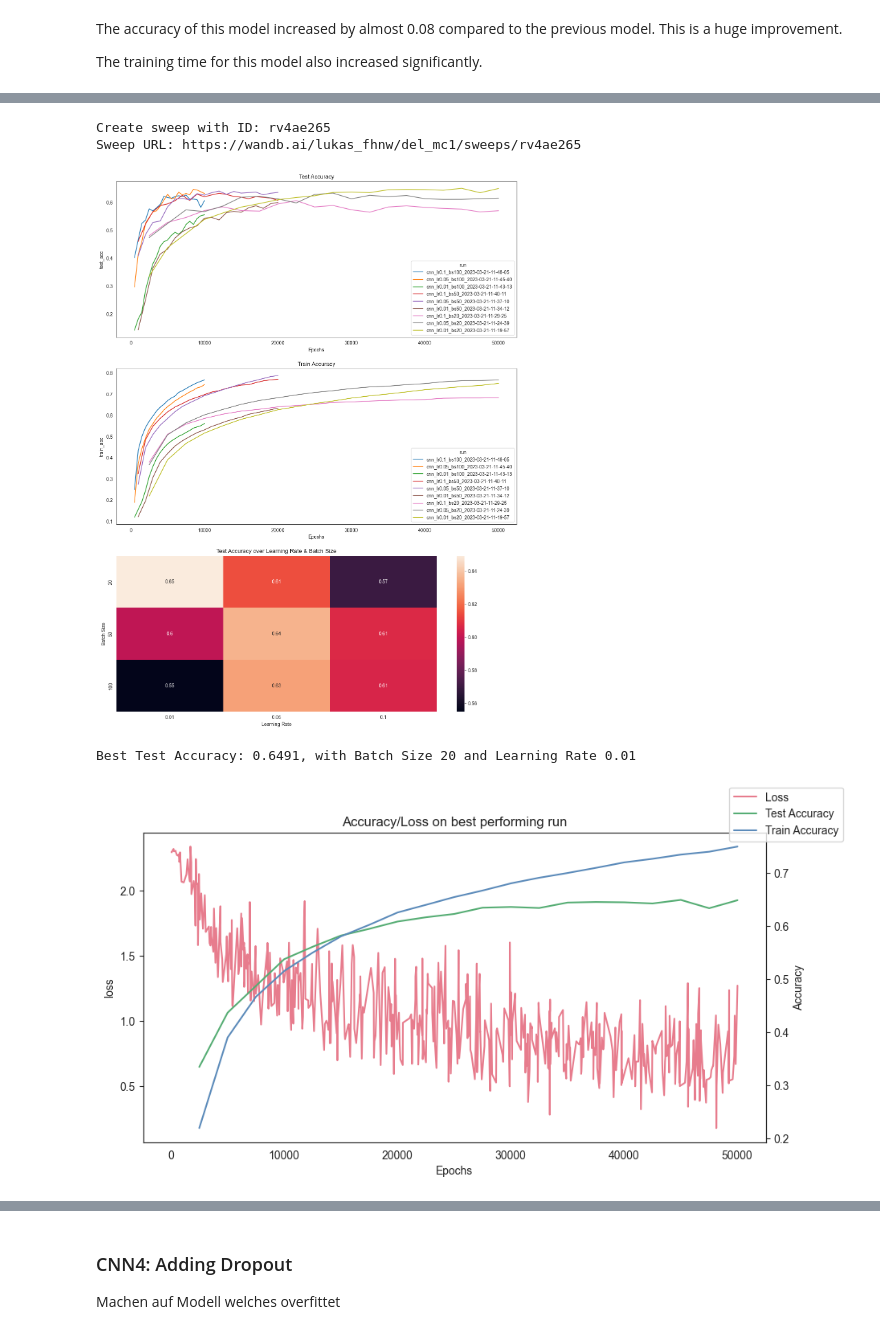
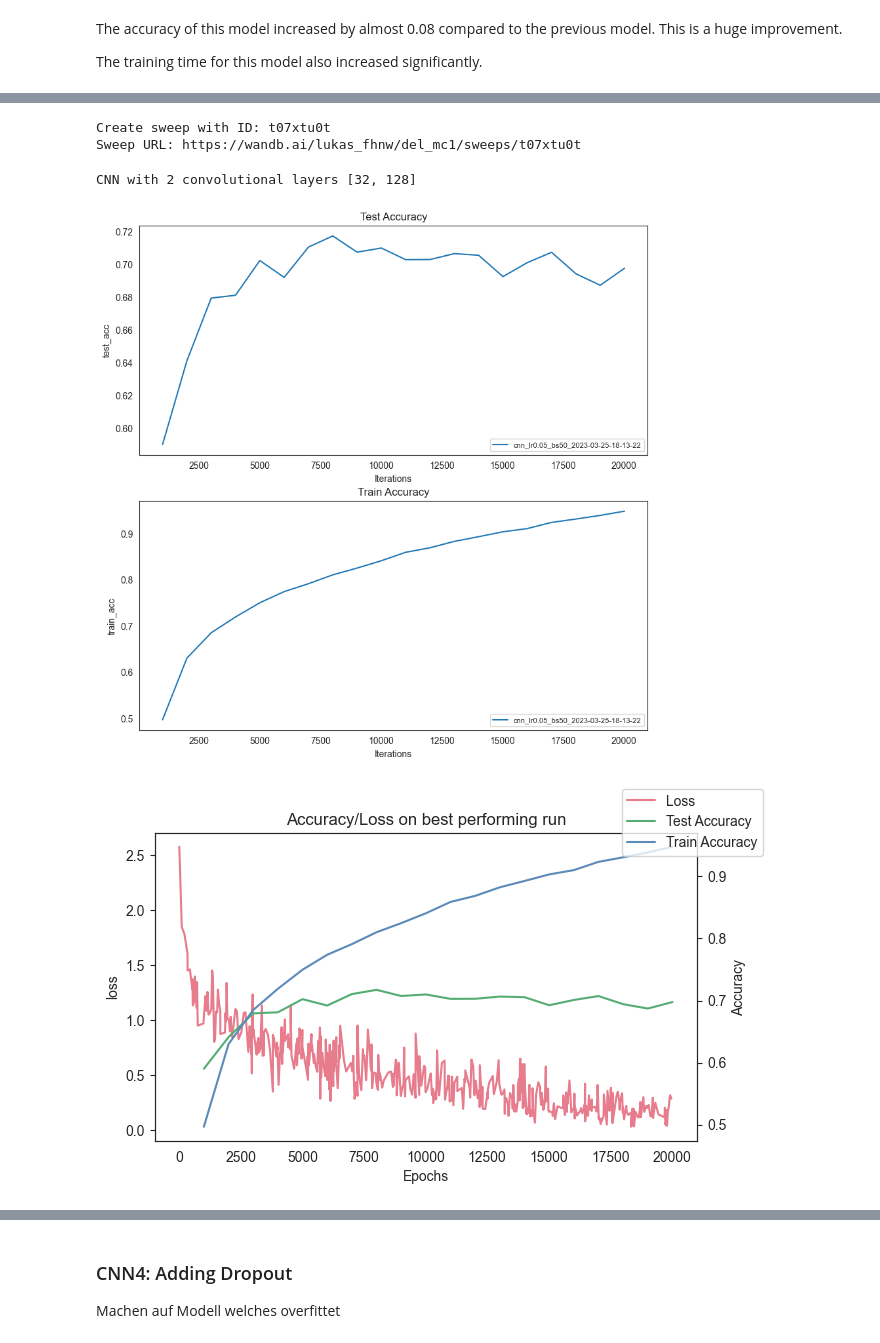
Before and after one commit to lukasreber/del_mc1, a Jupyter notebook: mc1.ipynb, the cells around one changed output, grey strips where cells are left out. Cells and saved outputs as stored; diff of their text form; code cells hidden in the pictures.

```diff
--- a/mc1.ipynb
+++ b/mc1.ipynb
@@ -314,7 +314,7 @@ def plot_results(summaries, configs, accuracies, losses, lr_bsize, title):
     # load model for summary info
     model = torch.load(f'./models/{best_run.run}.pth')
     model = model.to('cpu')
-    print(summary(model, (3, 32, 32)))
+    torchsummary.summary(model, (3, 32, 32))
 
     if lr_bsize:
         # Heatmap
@@ -858,31 +1013,24 @@ Since we were not able to achieve a better accuracy with larger convolutional la
 # %%
-class CNN_2(nn.Module):
+class CNN_4(nn.Module):
 
-    def __init__(self, conv1_filter, conv2_filter, kernel_size, output_size, fc1_size, fc2_size):
-        super(CNN_2, self).__init__()
+    def __init__(self, conv1_filter, conv2_filter, kernel_size, output_size):
+        super(CNN_4, self).__init__()
 
-        self.conv1 = nn.Conv2d(3, conv1_filter, kernel_size=kernel_size) #in_channels = 3 (RGB), out_channels = no of feature maps, kernel_size = size of filter nxn
+        self.conv1 = nn.Conv2d(3, conv1_filter, kernel_size=kernel_size)
         nn.init.kaiming_normal_(self.conv1.weight, nonlinearity='relu')
-        self.pool = nn.MaxPool2d(kernelsize=2, stride=2)
         self.conv2 = nn.Conv2d(conv1_filter, conv2_filter, kernel_size=kernel_size)
         nn.init.kaiming_normal_(self.conv2.weight, nonlinearity='relu')
+        self.pool = nn.MaxPool2d(2, 2)
+        self.fc1 = nn.Linear(conv2_filter*5*5, output_size)
+        nn.init.kaiming_normal_(self.fc1.weight, nonlinearity='relu')
 
-        self.fc1 = nn.Linear(conv2_filter*5*5, fc1_size)
-        nn.init.kaiming_normal_(self.fc1.weight, nonlinearity='relu')
-        self.fc2 = nn.Linear(fc1_size, fc2_size)
-        nn.init.kaiming_normal_(self.fc2.weight, nonlinearity='relu')
-        self.fc3 = nn.Linear(fc2_size, output_size)
-        nn.init.kaiming_normal_(self.fc3.weight, nonlinearity='relu')
+    def forward(self, x):
+        x = self.pool(F.relu(self.conv1(x)))
+        x = self.pool(F.relu(self.conv2(x)))
+        x = x.view(-1, 128*5*5)
+        return self.fc1(x)
 
-    def forward(self, x): # shape if x = (batch_size, 3, 32, 32)
-        x = self.pool(F.relu(self.conv1(x))) # shape of x = (batch_size, 32, 14, 14)
-        x = self.pool(F.relu(self.conv2(x)))   # shape of x = (batch_size, 128, 5, 5)
-        x = x.view(-1, 16*5*5)
-        x = F.relu(self.fc1(x)) # shape of x = (batch_size, 120)
-        x = F.relu(self.fc2(x)) # shape of x = (batch_size, 84)
-        return self.fc3(x)    # shape of x = (batch_size, 10)
-
-def train_cnn_2(config=None):
+def train_cnn_4(config=None):
     with wandb.init(config=config) as run:
 
         config = wandb.config
@@ -895,13 +1043,14 @@ def train_cnn_2(config=None):
             optimizer = lambda model: torch.optim.Adam(model.parameters(), lr=config.learning_rate)
 
         model_training(
-            modelclass=lambda: CNN_2(config.conv_filters[0], config.conv_filters[1], config.kernel_size, config.output_size, config.hidden_layers[0], config.hidden_layers[1]),
+            modelclass=lambda: CNN_4(config.conv_filters[0], config.conv_filters[1], config.kernel_size, config.output_size),
             optimizer=optimizer,
             traindata=torch.utils.data.DataLoader(cifar_train, batch_size=config.batch_size, shuffle=True),
             testdata=torch.utils.data.DataLoader(cifar_test, batch_size=config.batch_size, shuffle=True),
             criterion=nn.CrossEntropyLoss(),
             epochs=config.epochs,
-            device=device
+            device=device,
+            name=wandb.run.name
         )
 
 sweep_config = {
@@ -913,13 +1062,13 @@ sweep_config = {
     },
     'parameters': {
         'epochs': {
-            'value': 10
+            'value': 20
             },
         'batch_size': {
-            'values': [20, 50, 100]
+            'values': [50]
         },
         'learning_rate': {
-            'values': [0.01, 0.1, 0.2]
+            'values': [0.05]
         },
         'architecture': {
             'value': 'cnn'
@@ -933,11 +1082,8 @@ sweep_config = {
         'activation': {
             'value': 'relu'
         },
-        'hidden_layers': {
-            'values': [(128, 64)]
-        },
         'conv_filters': {
-            'values': [(6, 16)]
+            'values': [(32, 128)]
         },
         'input_size': {
             'value': 32*32*3
@@ -953,14 +1099,16 @@ sweep_config = {
 }
 
 sweep_id = wandb.sweep(sweep_config, project="del_mc1")
-wandb.agent(sweep_id, function=train_cnn_2)
+wandb.agent(sweep_id, function=train_cnn_4)
 # %% [output]
-Create sweep with ID: rv4ae265
-Sweep URL: https://wandb.ai/lukas_fhnw/del_mc1/sweeps/rv4ae265
+Create sweep with ID: t07xtu0t
+Sweep URL: https://wandb.ai/lukas_fhnw/del_mc1/sweeps/t07xtu0t
 # %%
-summary, configs, accuracies, losses = get_logs(sweep_ids[-1])
-plot_results(summary, configs, accuracies, losses)
+summary, configs, accuracies, losses = get_logs('t07xtu0t')
+nr_conv_layers = len(configs.loc[0,'conv_filters'])
+conv_layers = configs.loc[0,'conv_filters']
+plot_results(summary, configs, accuracies, losses, False, f'CNN with {nr_conv_layers} convolutional layers {conv_layers}')
 # %% [output]
+CNN with 2 convolutional layers [32, 128]
-[figure, old version]
+[figure, new version]
-Best Test Accuracy: 0.6491, with Batch Size 20 and Learning Rate 0.01
-[figure, old version]
+[figure, new version]
```
Also changed, not shown: parts of 19 cells of this notebook.
